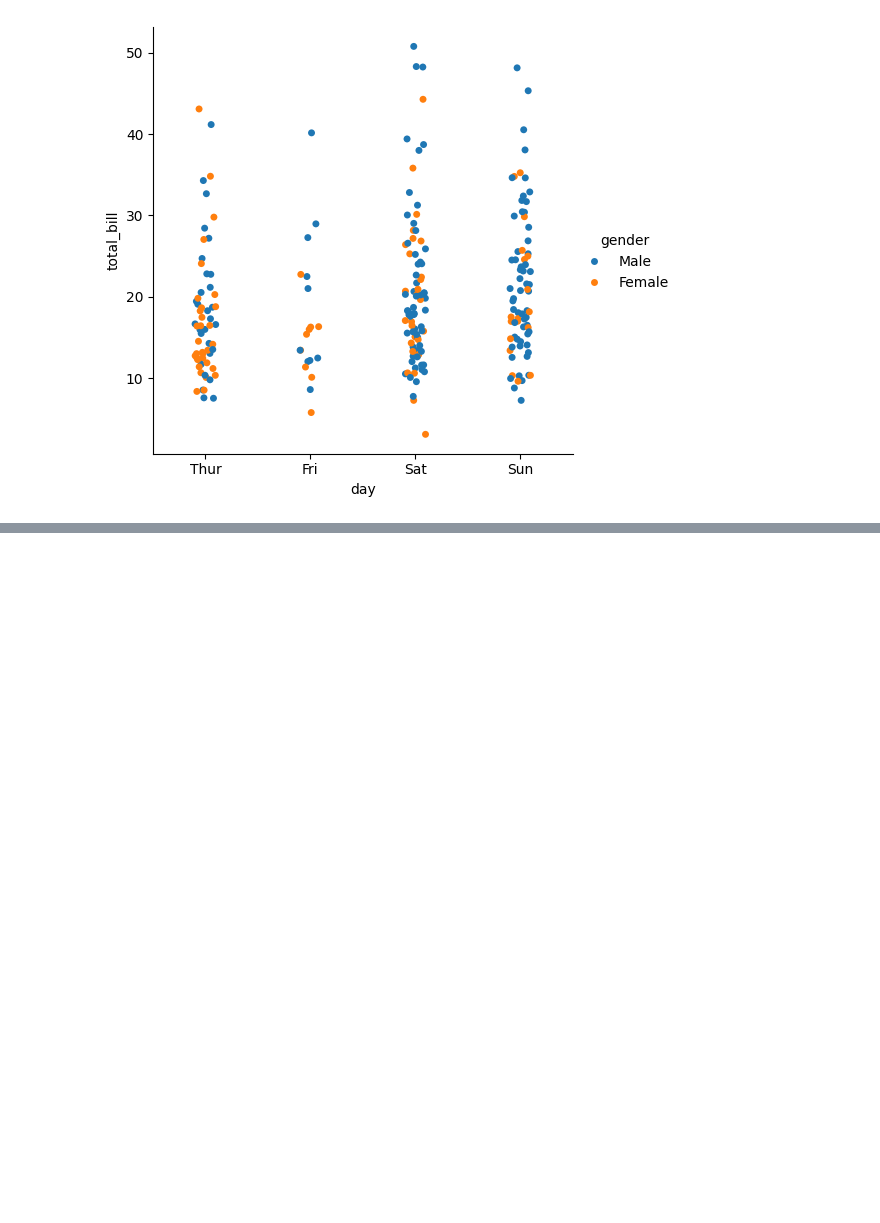
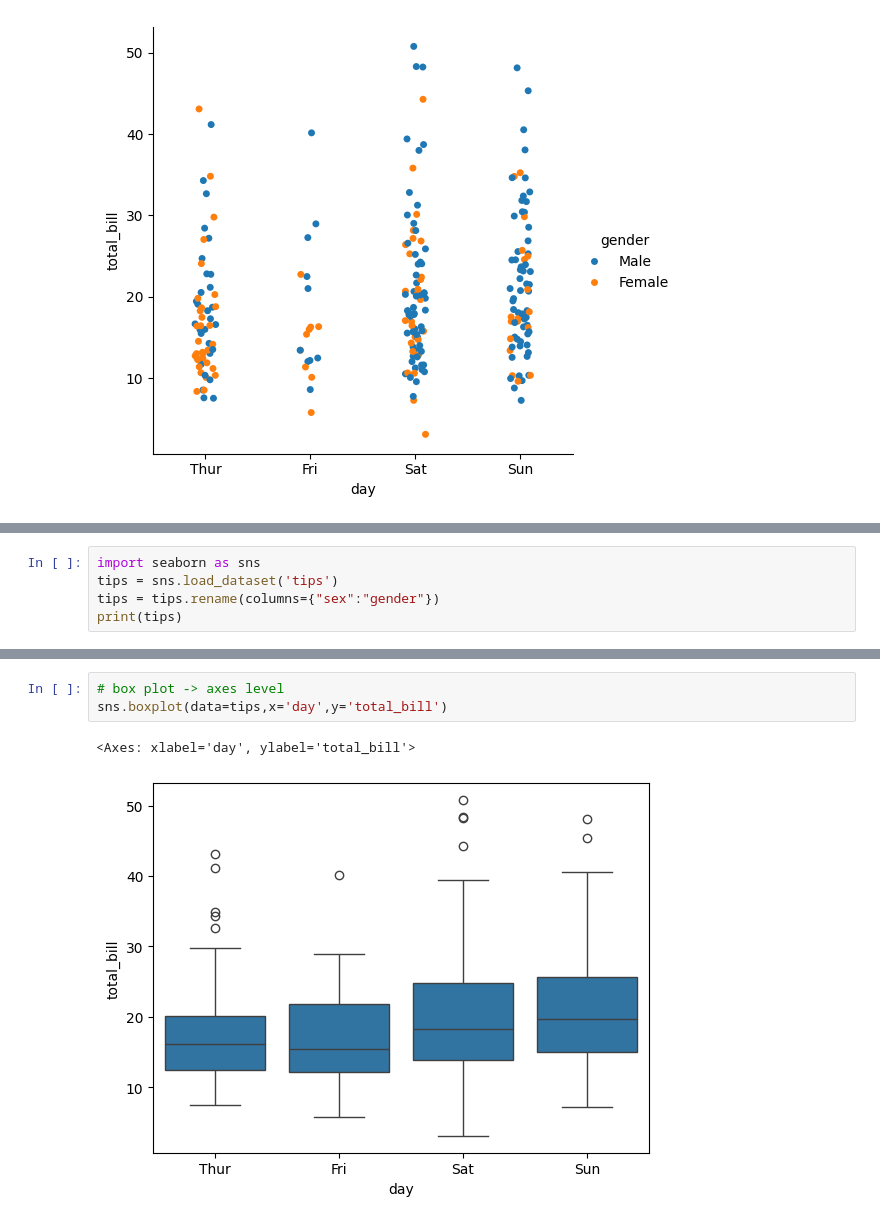
Before and after one commit to rajendra0968jangid/DS-ML, a Jupyter notebook: day14.ipynb, the cells around one changed output, grey strips where cells are left out. Saved outputs shown, nothing was run; the diff lists cells and outputs as text; blank space fills up the shorter version.

```diff
--- a/day14.ipynb
+++ b/day14.ipynb
@@ -361,0 +364,5 @@ sns.catplot(data=tips,x='day',y='total_bill',kind='strip',hue='gender')
+# %%
+import seaborn as sns
+tips = sns.load_dataset('tips')
+tips = tips.rename(columns={"sex":"gender"})
+print(tips)
@@ -361,0 +384,6 @@ sns.catplot(data=tips,x='day',y='total_bill',kind='strip',hue='gender')
+# %%
+# box plot -> axes level
+sns.boxplot(data=tips,x='day',y='total_bill')
+# %% [output]
+<Axes: xlabel='day', ylabel='total_bill'>
+[figure, added]
```
Also changed, not shown: parts of 4 cells of this notebook.
